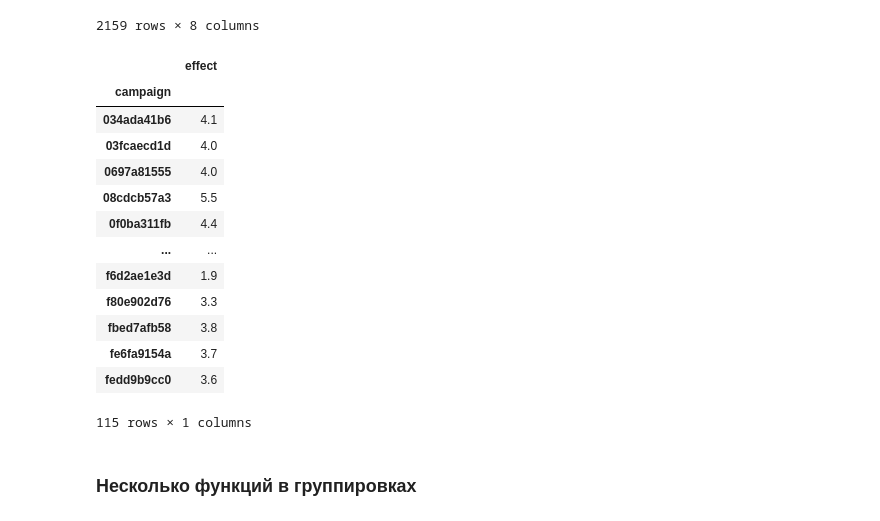
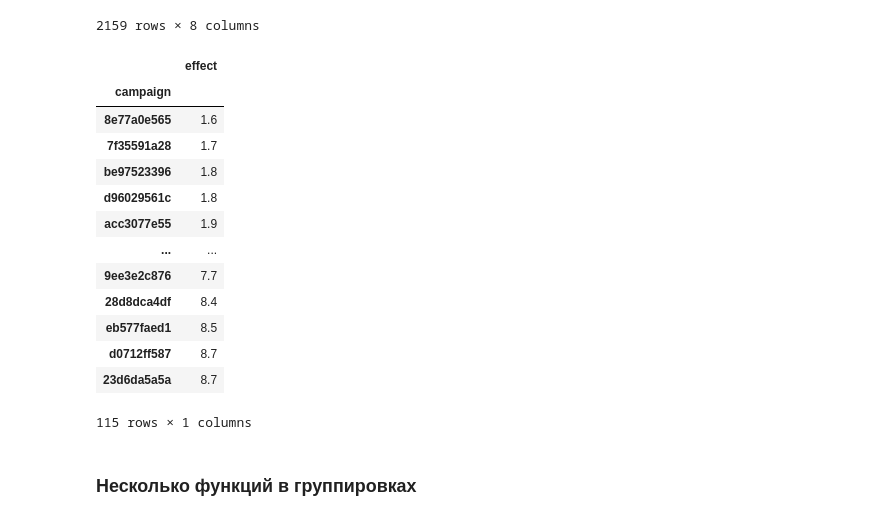
Before and after one commit to vas-ide/Netology, a Jupyter notebook: Python_basic/Pandas/Data function's/Python_13_functions_groupby/Python_13_pandas_functions_groupby.ipynb, the cells around one changed output. Cells and saved outputs as stored; diff of their text form; code cells hidden in the pictures.

```diff
--- a/Python_basic/Pandas/Data function's/Python_13_functions_groupby/Python_13_pandas_functions_groupby.ipynb
+++ b/Python_basic/Pandas/Data function's/Python_13_functions_groupby/Python_13_pandas_functions_groupby.ipynb
@@ -528,22 +528,23 @@ df
 # %%
 df_upd = df.groupby('campaign').agg({'effect': 'min'})
 # df_upd.groupby('campaign').count().reset_index()
-df_upd['effect'].sort_values()
-df_upd
+# df_upd.sort_values('effect', ascending= False)
+df_add = df_upd.sort_values('effect', ascending=True)
+df_add
 # %% [output]
 |  | effect |
 | campaign |  |
-| 034ada41b6 | 4.1 |
-| 03fcaecd1d | 4.0 |
-| 0697a81555 | 4.0 |
-| 08cdcb57a3 | 5.5 |
-| 0f0ba311fb | 4.4 |
+| 8e77a0e565 | 1.6 |
+| 7f35591a28 | 1.7 |
+| be97523396 | 1.8 |
+| d96029561c | 1.8 |
+| acc3077e55 | 1.9 |
 | ... | ... |
-| f6d2ae1e3d | 1.9 |
-| f80e902d76 | 3.3 |
-| fbed7afb58 | 3.8 |
-| fe6fa9154a | 3.7 |
-| fedd9b9cc0 | 3.6 |
+| 9ee3e2c876 | 7.7 |
+| 28d8dca4df | 8.4 |
+| eb577faed1 | 8.5 |
+| d0712ff587 | 8.7 |
+| 23d6da5a5a | 8.7 |
 115 rows × 1 columns
 # %% [markdown]
 ### Несколько функций в группировках
```
Also changed, not shown: parts of 2 cells of this notebook.
